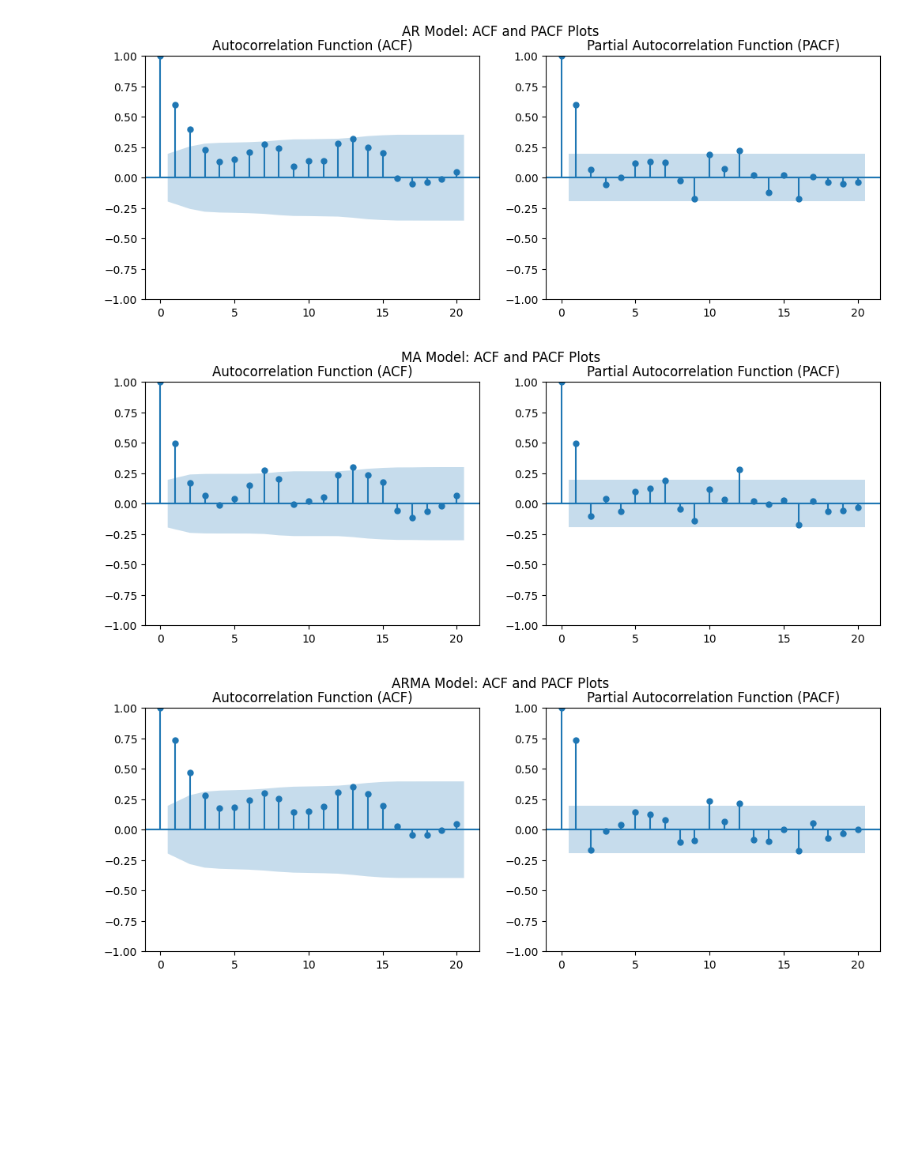
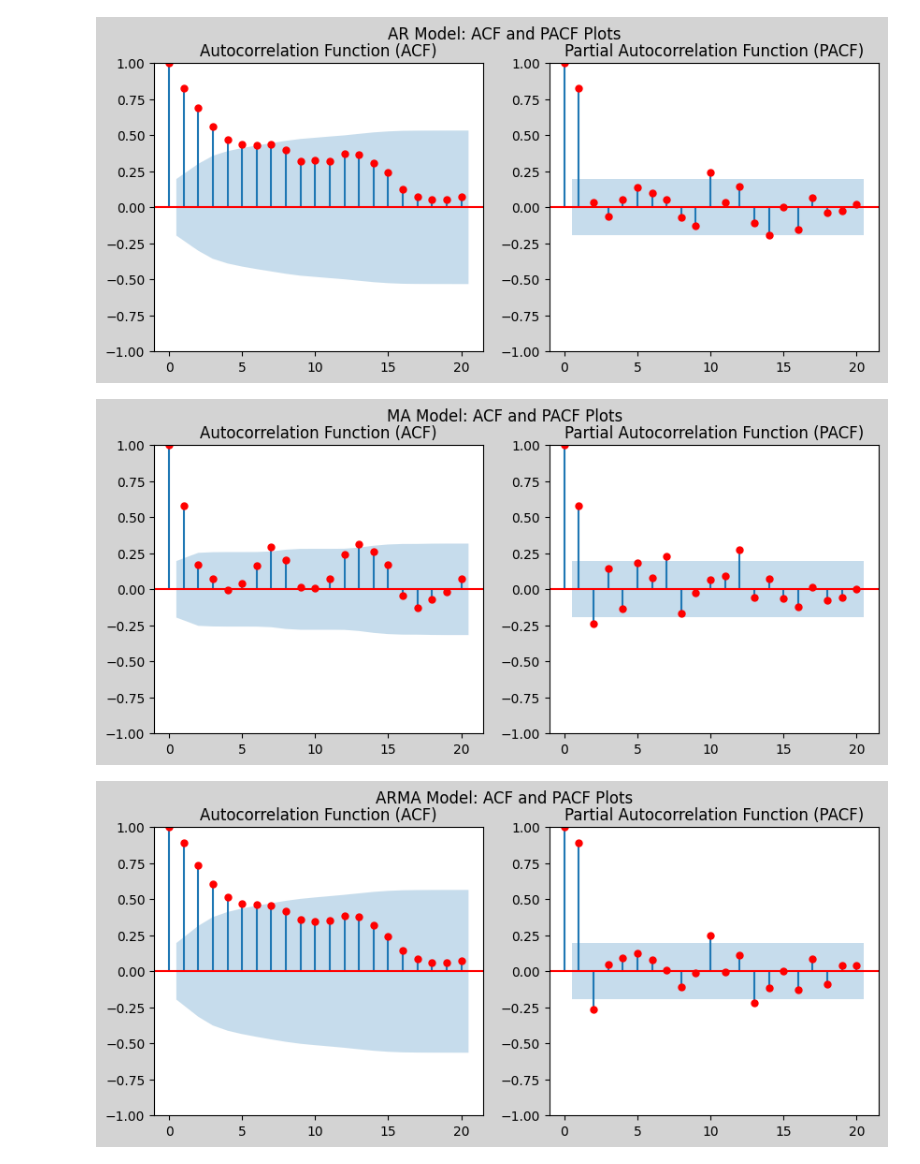
Before and after one commit to 1BM21AI091/TFM, a Jupyter notebook: LAB 4/08_05_2024.ipynb, the cells around one changed output. Drawn from its saved outputs; the diff is of its cells as text; code cells hidden in the pictures; blank space fills up the shorter version.

```diff
--- a/LAB 4/08_05_2024.ipynb
+++ b/LAB 4/08_05_2024.ipynb
@@ -13,39 +13,40 @@ def generate_data(model_type, params, n):
         y = sm.tsa.arma_generate_sample(ar=[1, -params[0]], ma=[1, params[1]], nsample=n)
     return y
 
 def plot_acf_pacf(data, title):
-    fig, (ax1, ax2) = plt.subplots(1, 2, figsize=(12, 4))
-    sm.graphics.tsa.plot_acf(data, lags=20, ax=ax1)
-    sm.graphics.tsa.plot_pacf(data, lags=20, ax=ax2)
+    fig, (ax1, ax2) = plt.subplots(1, 2, figsize=(10, 4))
+    sm.graphics.tsa.plot_acf(data, lags=20, ax=ax1, color='red')
+    sm.graphics.tsa.plot_pacf(data, lags=20, ax=ax2, color='red')
     ax1.set_title('Autocorrelation Function (ACF)')
     ax2.set_title('Partial Autocorrelation Function (PACF)')
     plt.suptitle(title)
+    fig.patch.set_facecolor('lightgrey')
     plt.show()
 
 def fit_model(data, model_type, lags):
     if model_type == 'ar':
         model = sm.tsa.AutoReg(data, lags=lags).fit()
 
 n = 100
 
-ar_params = np.array([0.5])
+ar_params = np.array([0.75])
 y_ar = generate_data('ar', ar_params, n)
 plot_acf_pacf(y_ar, "AR Model: ACF and PACF Plots")
 for lags in [1, 2]:
     fit_model(y_ar, 'ar', lags)
 
-ma_params = np.array([0.5])
+ma_params = np.array([0.75])
 y_ma = generate_data('ma', ma_params, n)
 plot_acf_pacf(y_ma, "MA Model: ACF and PACF Plots")
 for lags in [0, 1]:
     fit_model(y_ma, 'ar', lags)
 
-arma_params = np.array([0.5, 0.3])
+arma_params = np.array([0.75, 0.35])
 y_arma = generate_data('arma', arma_params, n)
 plot_acf_pacf(y_arma, "ARMA Model: ACF and PACF Plots")
 for lags in [1, 2]:
     fit_model(y_arma, 'ar', lags)
 # %% [output]
-[figure, old version]
+[figure, new version]
-[figure, old version]
+[figure, new version]
-[figure, old version]
+[figure, new version]
```
